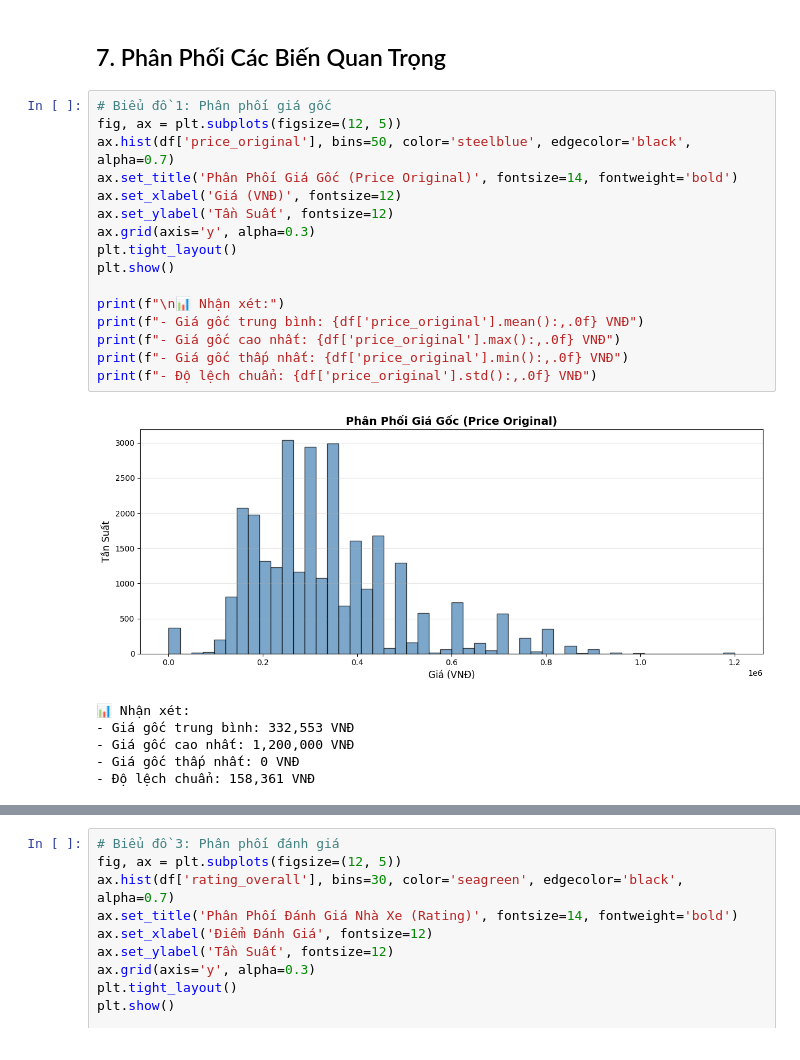
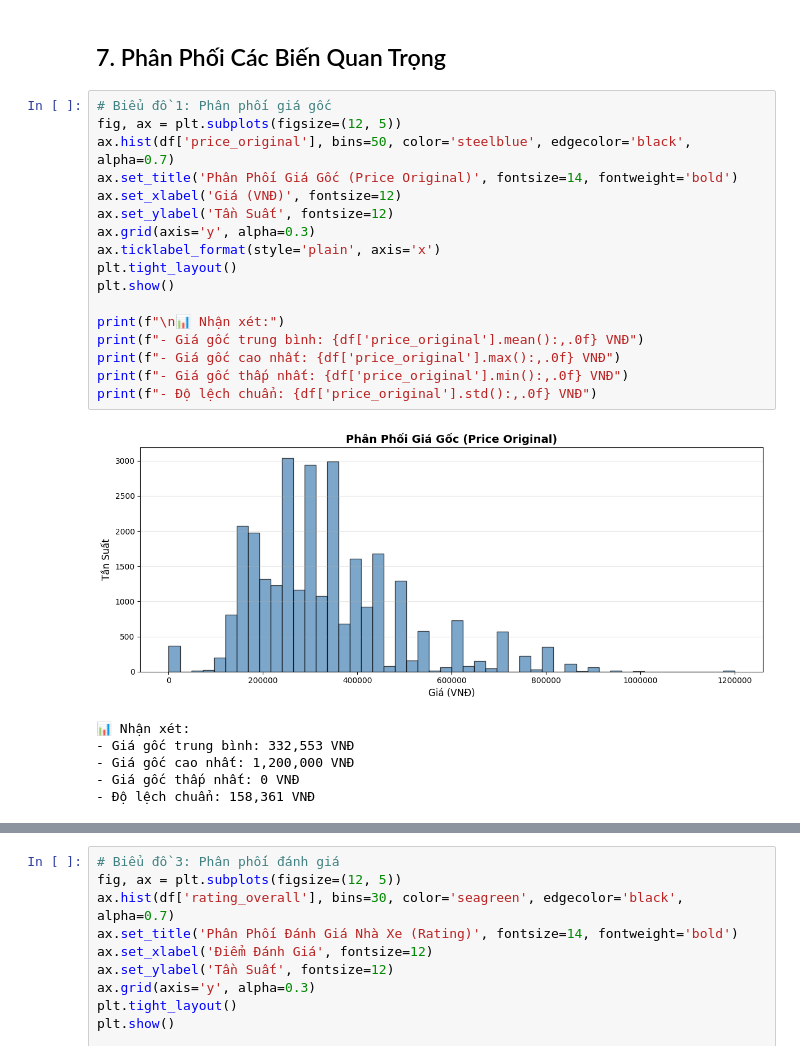
Before and after one commit to Le-AnV/ds-vexere-analysis, a Jupyter notebook: notebooks/EDA.ipynb, the cells around one changed output, grey strips where cells are left out. Drawn from its saved outputs; the diff is of its cells as text.

```diff
--- a/notebooks/EDA.ipynb
+++ b/notebooks/EDA.ipynb
@@ -163,21 +163,22 @@ Số dòng duplicate: 0
 # %%
 # Biểu đồ 1: Phân phối giá gốc
 fig, ax = plt.subplots(figsize=(12, 5))
 ax.hist(df['price_original'], bins=50, color='steelblue', edgecolor='black', alpha=0.7)
 ax.set_title('Phân Phối Giá Gốc (Price Original)', fontsize=14, fontweight='bold')
 ax.set_xlabel('Giá (VNĐ)', fontsize=12)
 ax.set_ylabel('Tần Suất', fontsize=12)
 ax.grid(axis='y', alpha=0.3)
+ax.ticklabel_format(style='plain', axis='x')
 plt.tight_layout()
 plt.show()
 
 print(f"\n📊 Nhận xét:")
 print(f"- Giá gốc trung bình: {df['price_original'].mean():,.0f} VNĐ")
 print(f"- Giá gốc cao nhất: {df['price_original'].max():,.0f} VNĐ")
 print(f"- Giá gốc thấp nhất: {df['price_original'].min():,.0f} VNĐ")
 print(f"- Độ lệch chuẩn: {df['price_original'].std():,.0f} VNĐ")
 # %% [output]
-[figure, old version]
+[figure, new version]
 📊 Nhận xét:
 - Giá gốc trung bình: 332,553 VNĐ
 - Giá gốc cao nhất: 1,200,000 VNĐ
```
Also changed, not shown: parts of 9 cells of this notebook.
